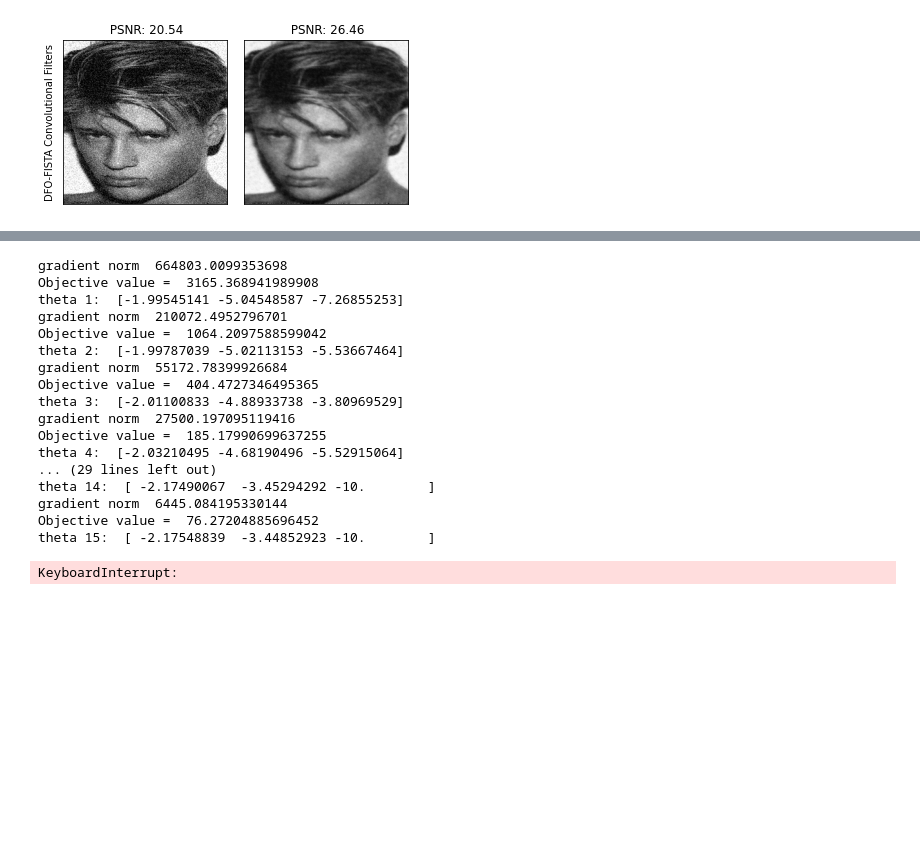
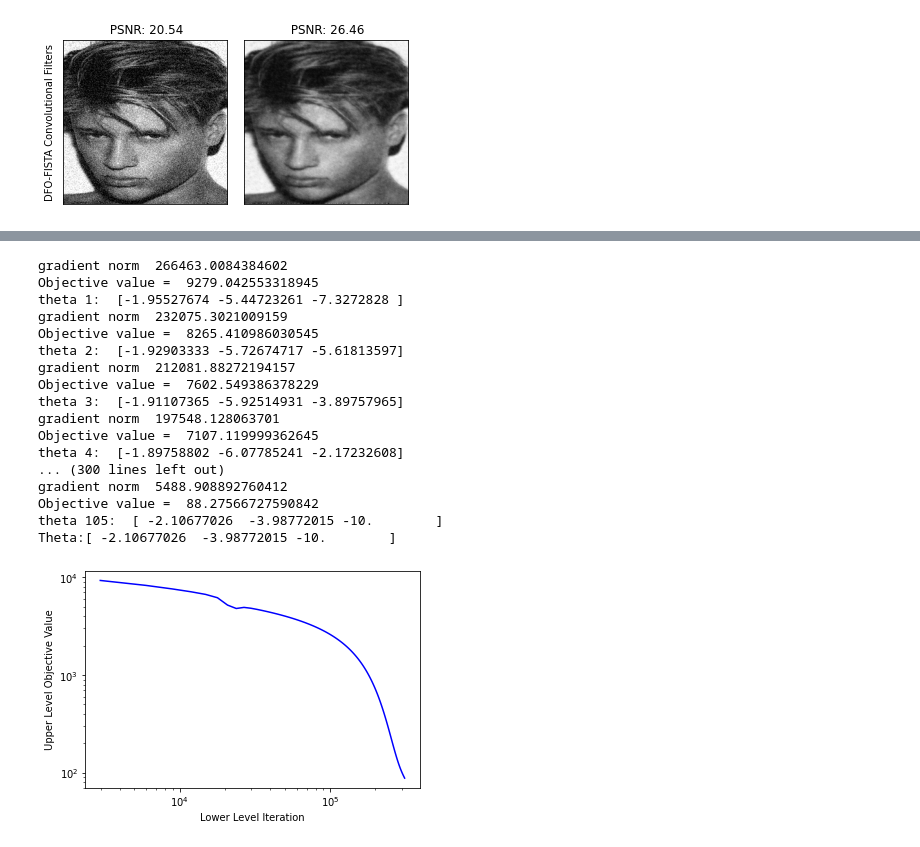
Before and after one commit to MohammadSadeghSalehi/Bilevel, a Jupyter notebook: Codes/Bilevel.ipynb, the cells around one changed output, grey strips where cells are left out. Saved outputs shown, nothing was run; the diff lists cells and outputs as text; code cells hidden in the pictures; blank space fills up the shorter version.

Commit message:
Unrolled edited, HOAG_convolutional added

```diff
--- a/Codes/Bilevel.ipynb
+++ b/Codes/Bilevel.ipynb
@@ -1923,7 +2299,7 @@ from scipy.sparse.linalg import cg as cg
 import time
 
 class unrolled:
-    def __init__(self, A, b, y, x0, alpha,nu, xi, max_iter=50):
+    def __init__(self, A, b, y, x0, alpha,nu, xi, max_iter=14):
         # A is the forward operator
         #b is the ground truth
         # y is the noisy image
@@ -2049,23 +2425,30 @@ class unrolled:
         return theta
 
     def H(self,x,d):
-        sum = 0
-        for i in range(self.max_iter):
-            prod = d
-            for t in range (self.max_iter,i+1,-1):
-                prod = prod - self.tau * self.hessianPhi(x[t],self.alpha,self.nu,self.xi,prod).flatten()
-            prod = -np.dot(np.concatenate((np.reshape(self.gradTV2D(x[i],self.nu),(self.matsize[0]**2,1)),np.reshape(self.alpha*self.partialNuGradTV(x[i],self.nu),(self.matsize[0]**2,1)),np.reshape(x[i],(self.matsize[0]**2,1))),axis=1).T,prod)
-            sum += prod
-        return sum
+        # sum = 0
+        # for i in range(self.max_iter):
+        #     prod = d
+        #     for t in range (self.max_iter,i+1,-1):
+        #         prod = prod - self.tau * self.hessianPhi(x[t],self.alpha,self.nu,self.xi,prod).flatten()
+        #     prod = -np.dot(np.concatenate((np.reshape(self.gradTV2D(x[i],self.nu),(self.matsize[0]**2,1)),np.reshape(self.alpha*self.partialNuGradTV(x[i],self.nu),(self.matsize[0]**2,1)),np.reshape(x[i],(self.matsize[0]**2,1))),axis=1).T,prod)
+        #     sum += prod
+        # return sum
+        alpha = d
+        beta = 0
+        for i in range (self.max_iter-1,0,-1):
+            J = np.concatenate((np.reshape(self.gradTV2D(x[i],self.nu),(self.matsize[0]**2,1)),np.reshape(self.alpha*self.partialNuGradTV(x[i],self.nu),(self.matsize[0]**2,1)),np.reshape(x[i],(self.matsize[0]**2,1))),axis=1).T
+            beta = beta - np.dot(J,alpha)
+            alpha = alpha - self.tau * self.hessianPhi(x[i],self.alpha,self.nu,self.xi,alpha).flatten()
+        return beta
     def solver(self):
 
         p = []
         self.theta = [self.alpha,self.nu,self.xi]
-
-        for k in range(40):
+        theta_old = self.theta.copy()
+        for k in range(105):
             self.uppertimesum = time.time()
-            if k<5:
-                self.max_iter = 100
+            if k>0:
+                theta_old = self.theta.copy()
             upperObjectiveTemp = []
             for i in range(np.shape(self.b)[2]):
                 inner = self.GD(self.theta[0],self.theta[1],self.theta[2],i)
@@ -2086,7 +2469,8 @@ class unrolled:
             self.alphaHisotry.append(self.alpha)
             self.nuHistory.append(self.nu)
             self.xiHistory.append(self.xi)
-
+            if (np.linalg.norm(self.theta - theta_old)/np.linalg.norm(theta_old))< 1e-10:
+                return self.theta
 
             #theta = self.project(theta)
             print("theta "+str(k+1)+ ": ",self.theta)
@@ -2098,49 +2482,49 @@ class unrolled:
 
 
 path = '/Users/sadegh/Downloads/Humans/256*256'
 
 #np.random.seed(0)
 
 data = np.load(path+ '/' +'Data.npz')
 b = data['X']
 b = b/255
 b = b[:,:,0:25]
 #x0 = np.random.rand(np.shape(b)[0],np.shape(b)[1])
 
 A = np.eye(b.shape[1])
 NoisyData = np.load(path+ '/' +'DataNoisy2.npz')
 y = NoisyData['y']
 y = y/255
 x0 = y[:,:,1]
 y = y[:,:,0:25]
 theta = [-2,-5,-9]
 Bilevel = unrolled(A, b, y, x0, theta[0], theta[1], theta[2])
 result = Bilevel.solver()
 thetaOptimal = result
 print("Theta:" +str(thetaOptimal))
-np.savez('Unrolled.npz',lowerIter=Bilevel.lowerIter,upperObjective=Bilevel.upperObjective,upperTime=Bilevel.upperTime,lowerTime=Bilevel.lowerTime,alphaHistory=Bilevel.alphaHisotry,nuHistory=Bilevel.nuHistory,xiHistory=Bilevel.xiHistory)
+np.savez('Unrolled14.npz',lowerIter=Bilevel.lowerIter,upperObjective=Bilevel.upperObjective,upperTime=Bilevel.upperTime,lowerTime=Bilevel.lowerTime,alphaHistory=Bilevel.alphaHisotry,nuHistory=Bilevel.nuHistory,xiHistory=Bilevel.xiHistory)
 
 plt.plot(Bilevel.lowerIter,Bilevel.upperObjective,color='blue')
 plt.xlabel('Lower Level Iteration')
 plt.ylabel('Upper Level Objective Value')
 plt.xscale('log')
 plt.yscale('log')
 # %% [output]
-gradient norm  664803.0099353698
-Objective value =  3165.368941989908
-theta 1:  [-1.99545141 -5.04548587 -7.26855253]
-gradient norm  210072.4952796701
-Objective value =  1064.2097588599042
-theta 2:  [-1.99787039 -5.02113153 -5.53667464]
-gradient norm  55172.78399926684
-Objective value =  404.4727346495365
-theta 3:  [-2.01100833 -4.88933738 -3.80969529]
-gradient norm  27500.197095119416
-Objective value =  185.17990699637255
-theta 4:  [-2.03210495 -4.68190496 -5.52915064]
-... (29 lines left out)
-theta 14:  [ -2.17490067  -3.45294292 -10.        ]
-gradient norm  6445.084195330144
-Objective value =  76.27204885696452
-theta 15:  [ -2.17548839  -3.44852923 -10.        ]
+gradient norm  266463.0084384602
+Objective value =  9279.042553318945
+theta 1:  [-1.95527674 -5.44723261 -7.3272828 ]
+gradient norm  232075.3021009159
+Objective value =  8265.410986030545
+theta 2:  [-1.92903333 -5.72674717 -5.61813597]
+gradient norm  212081.88272194157
+Objective value =  7602.549386378229
+theta 3:  [-1.91107365 -5.92514931 -3.89757965]
+gradient norm  197548.128063701
+Objective value =  7107.119999362645
+theta 4:  [-1.89758802 -6.07785241 -2.17232608]
+... (300 lines left out)
+gradient norm  5488.908892760412
+Objective value =  88.27566727590842
+theta 105:  [ -2.10677026  -3.98772015 -10.        ]
+Theta:[ -2.10677026  -3.98772015 -10.        ]
-KeyboardInterrupt:
+[figure, added]
```
Also changed, not shown: parts of 9 cells of this notebook.
